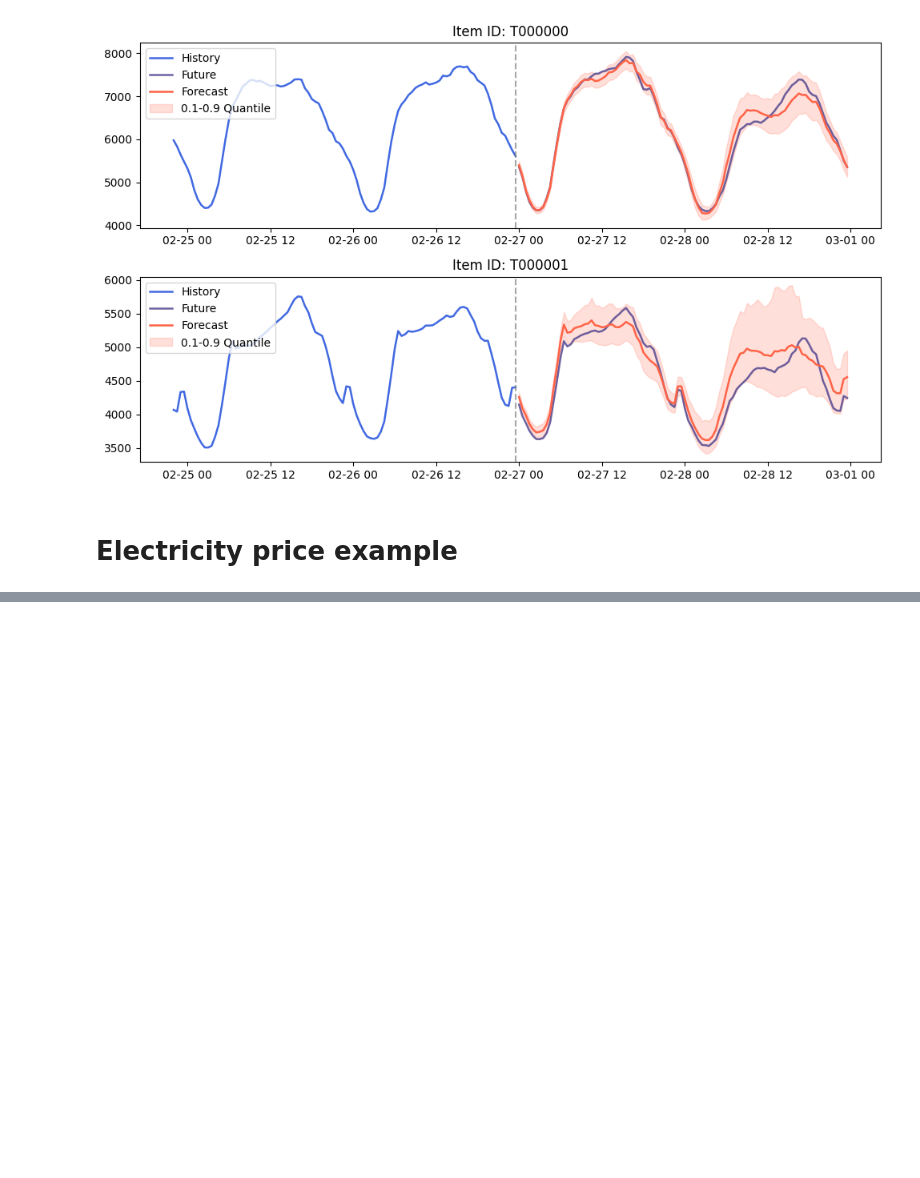
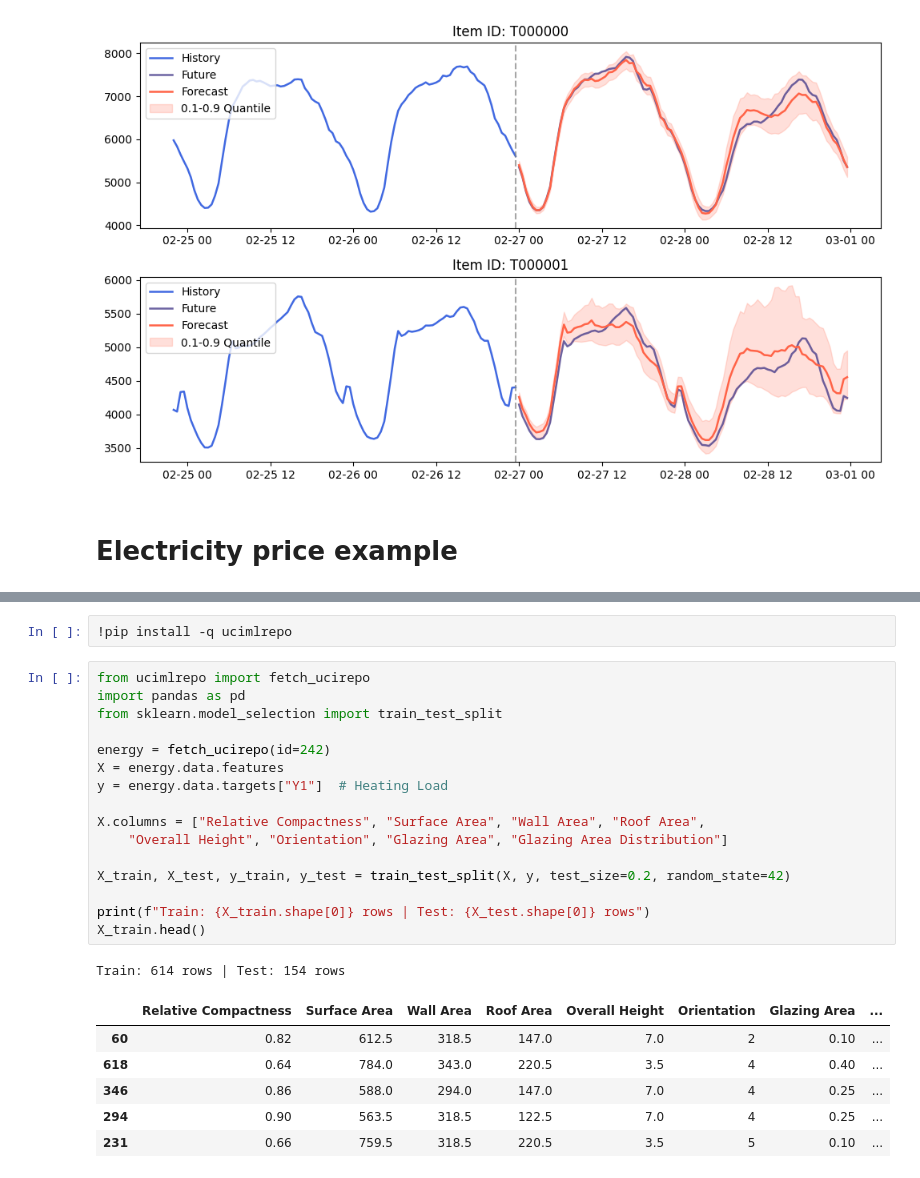
Before and after one commit to Maziger/Laksegate-master-thesis, a Jupyter notebook: POC/tabicl_experiment.ipynb, the cells around one changed output, grey strips where cells are left out. Saved outputs shown, nothing was run; the diff lists cells and outputs as text; blank space fills up the shorter version.

```diff
--- a/POC/tabicl_experiment.ipynb
+++ b/POC/tabicl_experiment.ipynb
@@ -124,0 +131,26 @@ fig, axes = plot_forecast(context_df=context_df, pred_df=pred_df, test_df=test_d
+# %%
+!pip install -q ucimlrepo
+# %%
+from ucimlrepo import fetch_ucirepo
+import pandas as pd
+from sklearn.model_selection import train_test_split
+
+energy = fetch_ucirepo(id=242)
+X = energy.data.features
+y = energy.data.targets["Y1"]  # Heating Load
+
+X.columns = ["Relative Compactness", "Surface Area", "Wall Area", "Roof Area",
+    "Overall Height", "Orientation", "Glazing Area", "Glazing Area Distribution"]
+
+X_train, X_test, y_train, y_test = train_test_split(X, y, test_size=0.2, random_state=42)
+
+print(f"Train: {X_train.shape[0]} rows | Test: {X_test.shape[0]} rows")
+X_train.head()
+# %% [output]
+Train: 614 rows | Test: 154 rows
+|  | Relative Compactness | Surface Area | Wall Area | Roof Area | Overall Height | Orientation | Glazing Area | ... |
+| 60 | 0.82 | 612.5 | 318.5 | 147.0 | 7.0 | 2 | 0.10 | ... |
+| 618 | 0.64 | 784.0 | 343.0 | 220.5 | 3.5 | 4 | 0.40 | ... |
+| 346 | 0.86 | 588.0 | 294.0 | 147.0 | 7.0 | 4 | 0.25 | ... |
+| 294 | 0.90 | 563.5 | 318.5 | 122.5 | 7.0 | 4 | 0.25 | ... |
+| 231 | 0.66 | 759.5 | 318.5 | 220.5 | 3.5 | 5 | 0.10 | ... |
```
Also changed, not shown: parts of 7 cells of this notebook.
